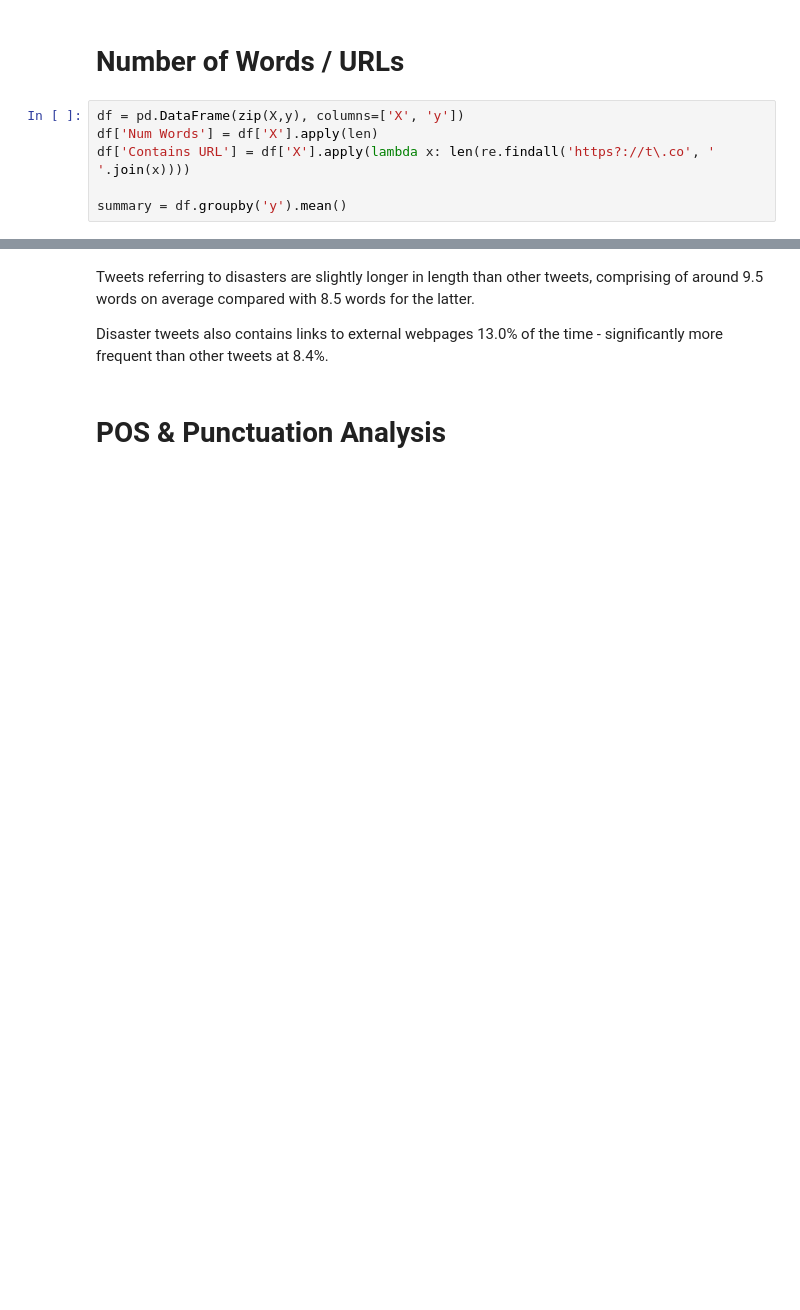
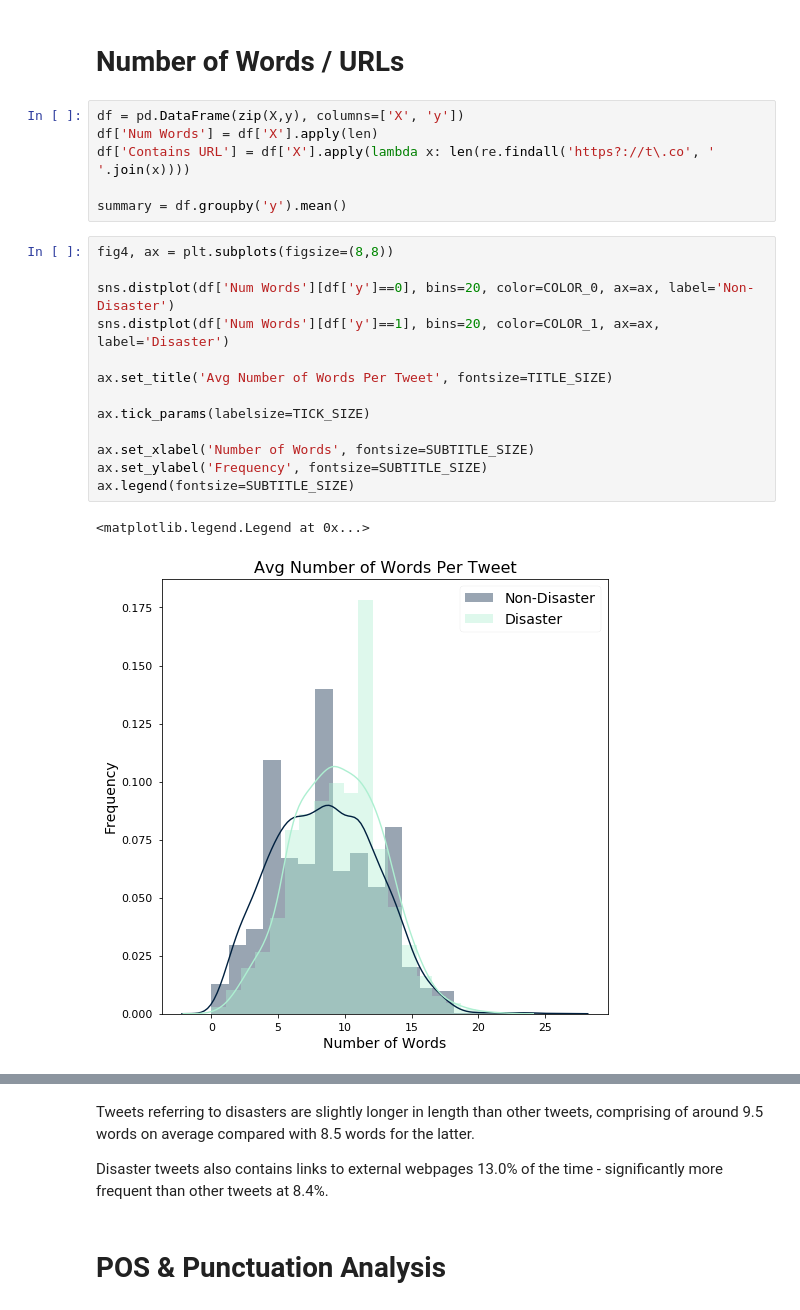
Before and after one commit to vegarab/aml-twitter-fakeornot, a Jupyter notebook: Notebooks/quantitative-stats.ipynb, the cells around one changed output, grey strips where cells are left out. Drawn from its saved outputs; the diff is of its cells as text; blank space fills up the shorter version.

```diff
--- a/Notebooks/quantitative-stats.ipynb
+++ b/Notebooks/quantitative-stats.ipynb
@@ -135,4 +144,20 @@ df['Num Words'] = df['X'].apply(len)
 df['Contains URL'] = df['X'].apply(lambda x: len(re.findall('https?://t\.co', ' '.join(x))))
 
 summary = df.groupby('y').mean()
+# %%
+fig4, ax = plt.subplots(figsize=(8,8))
+
+sns.distplot(df['Num Words'][df['y']==0], bins=20, color=COLOR_0, ax=ax, label='Non-Disaster')
+sns.distplot(df['Num Words'][df['y']==1], bins=20, color=COLOR_1, ax=ax, label='Disaster')
+
+ax.set_title('Avg Number of Words Per Tweet', fontsize=TITLE_SIZE)
+
+ax.tick_params(labelsize=TICK_SIZE)
+
+ax.set_xlabel('Number of Words', fontsize=SUBTITLE_SIZE)
+ax.set_ylabel('Frequency', fontsize=SUBTITLE_SIZE)
+ax.legend(fontsize=SUBTITLE_SIZE)
+# %% [output]
+<matplotlib.legend.Legend at 0x...>
+[figure, added]
 # %%
```
Also changed, not shown: parts of 15 cells of this notebook, 9 other files.
